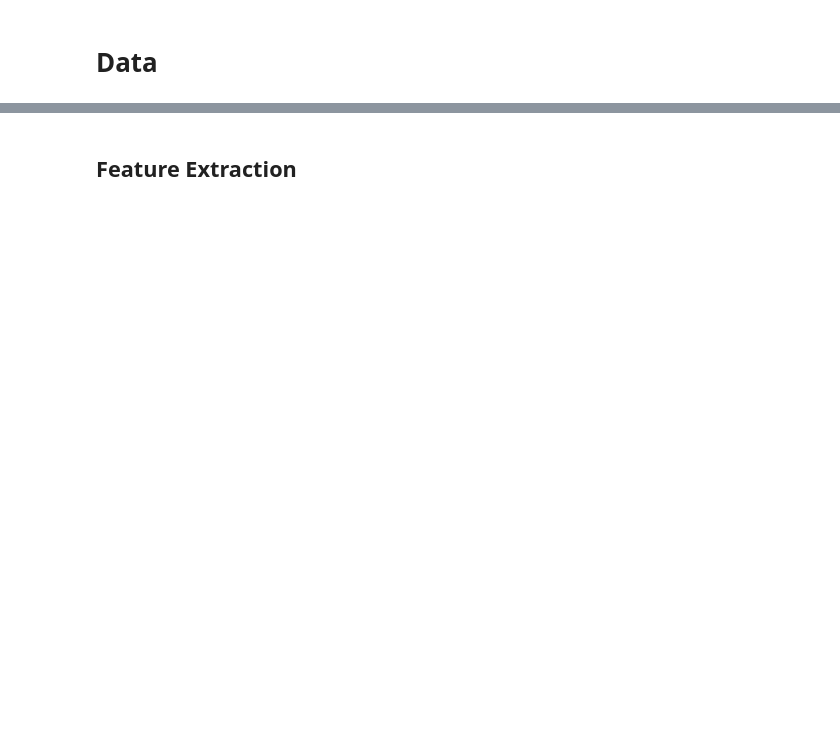
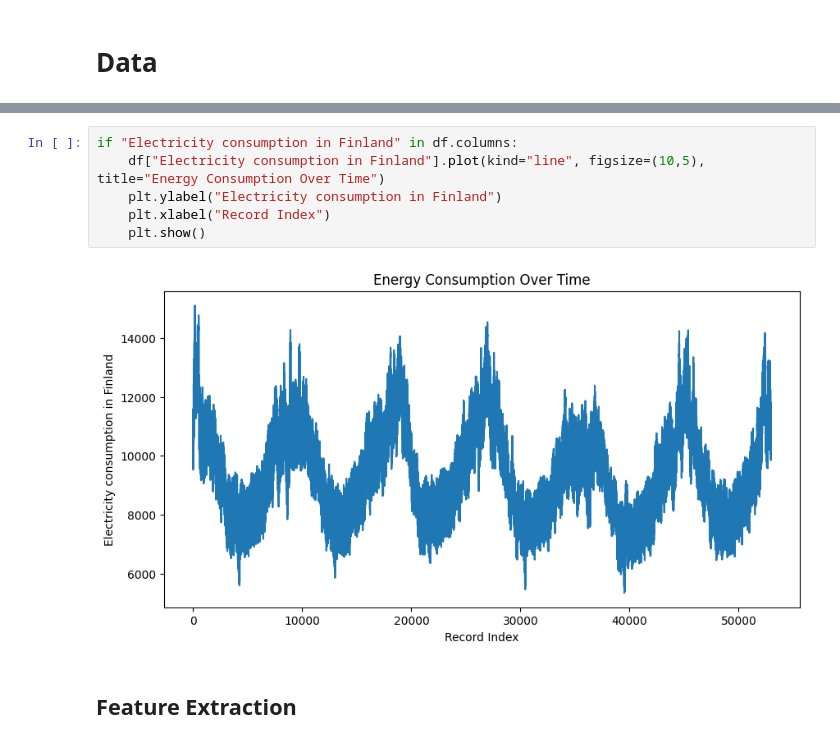
Before and after one commit to Sayan-Acharyya98/demo-project, a Jupyter notebook: Machine_Learning_to_predict_Energy_Consumption.ipynb, the cells around one changed output, grey strips where cells are left out. Drawn from its saved outputs; the diff is of its cells as text; blank space fills up the shorter version.

```diff
--- a/Machine_Learning_to_predict_Energy_Consumption.ipynb
+++ b/Machine_Learning_to_predict_Energy_Consumption.ipynb
@@ -65,2 +67,10 @@ max                          15105.000000
+# %%
+if "Electricity consumption in Finland" in df.columns:
+    df["Electricity consumption in Finland"].plot(kind="line", figsize=(10,5), title="Energy Consumption Over Time")
+    plt.ylabel("Electricity consumption in Finland")
+    plt.xlabel("Record Index")
+    plt.show()
+# %% [output]
+[figure, added]
 # %% [markdown]
 ## Feature Extraction
```
Also changed, not shown: parts of 76 cells of this notebook.
